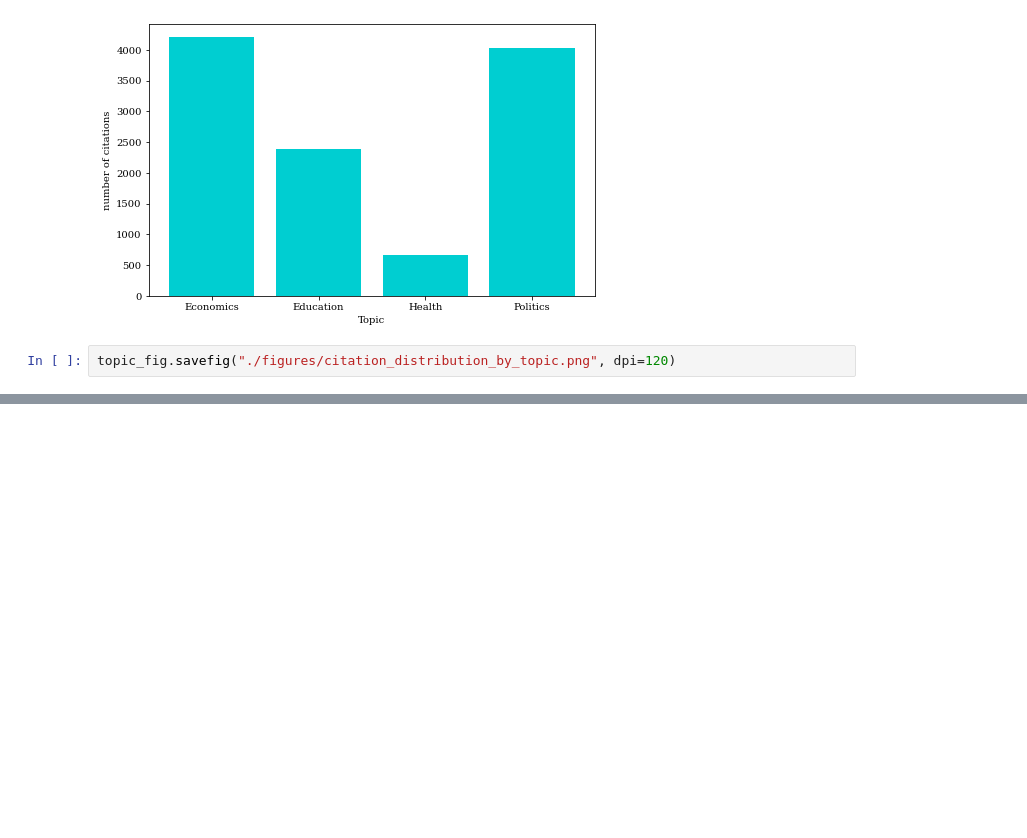
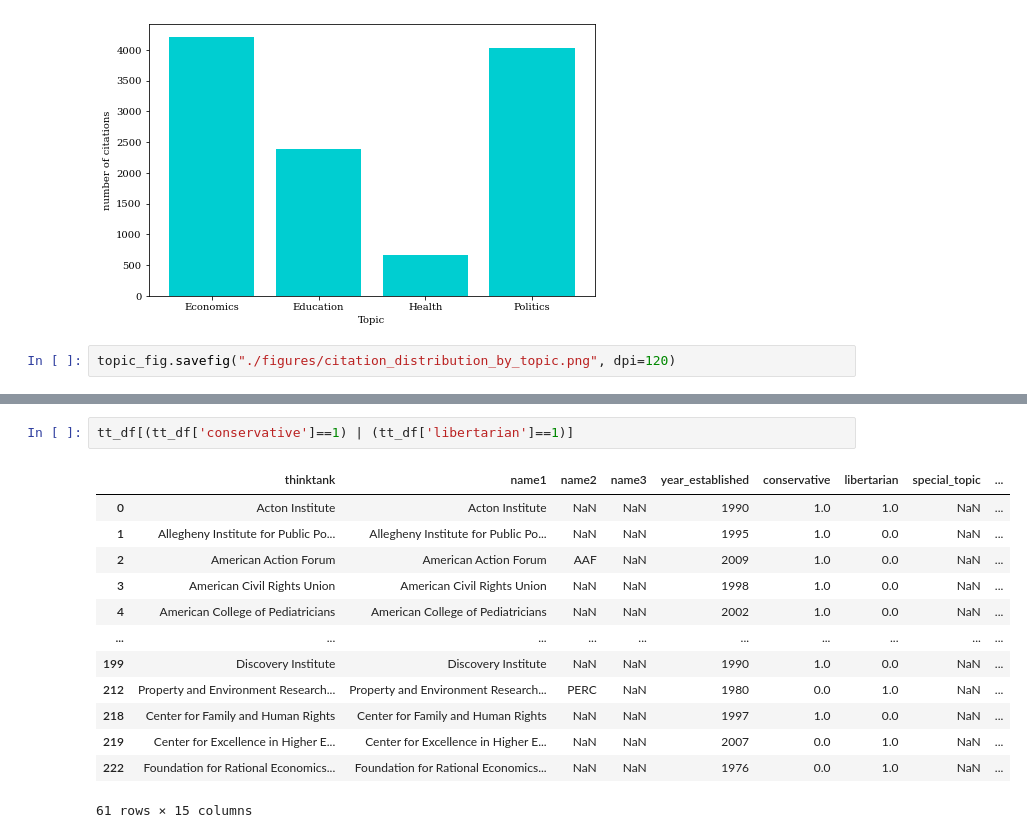
Before and after one commit to jai1802/thinktanks_and_media, a Jupyter notebook: EDA.ipynb, the cells around one changed output, grey strips where cells are left out. Saved outputs shown, nothing was run; the diff lists cells and outputs as text; blank space fills up the shorter version.

```diff
--- a/EDA.ipynb
+++ b/EDA.ipynb
@@ -88,0 +113,16 @@ topic_fig.savefig("./figures/citation_distribution_by_topic.png", dpi=120)
+# %%
+tt_df[(tt_df['conservative']==1) | (tt_df['libertarian']==1)]
+# %% [output]
+|  | thinktank | name1 | name2 | name3 | year_established | conservative | libertarian | special_topic | ... |
+| 0 | Acton Institute | Acton Institute | NaN | NaN | 1990 | 1.0 | 1.0 | NaN | ... |
+| 1 | Allegheny Institute for Public Po... | Allegheny Institute for Public Po... | NaN | NaN | 1995 | 1.0 | 0.0 | NaN | ... |
+| 2 | American Action Forum | American Action Forum | AAF | NaN | 2009 | 1.0 | 0.0 | NaN | ... |
+| 3 | American Civil Rights Union | American Civil Rights Union | NaN | NaN | 1998 | 1.0 | 0.0 | NaN | ... |
+| 4 | American College of Pediatricians | American College of Pediatricians | NaN | NaN | 2002 | 1.0 | 0.0 | NaN | ... |
+| ... | ... | ... | ... | ... | ... | ... | ... | ... | ... |
+| 199 | Discovery Institute | Discovery Institute | NaN | NaN | 1990 | 1.0 | 0.0 | NaN | ... |
+| 212 | Property and Environment Research... | Property and Environment Research... | PERC | NaN | 1980 | 0.0 | 1.0 | NaN | ... |
+| 218 | Center for Family and Human Rights | Center for Family and Human Rights | NaN | NaN | 1997 | 1.0 | 0.0 | NaN | ... |
+| 219 | Center for Excellence in Higher E... | Center for Excellence in Higher E... | NaN | NaN | 2007 | 0.0 | 1.0 | NaN | ... |
+| 222 | Foundation for Rational Economics... | Foundation for Rational Economics... | NaN | NaN | 1976 | 0.0 | 1.0 | NaN | ... |
+61 rows × 15 columns
```
Also changed, not shown: parts of 3 cells of this notebook, 4 other files.
